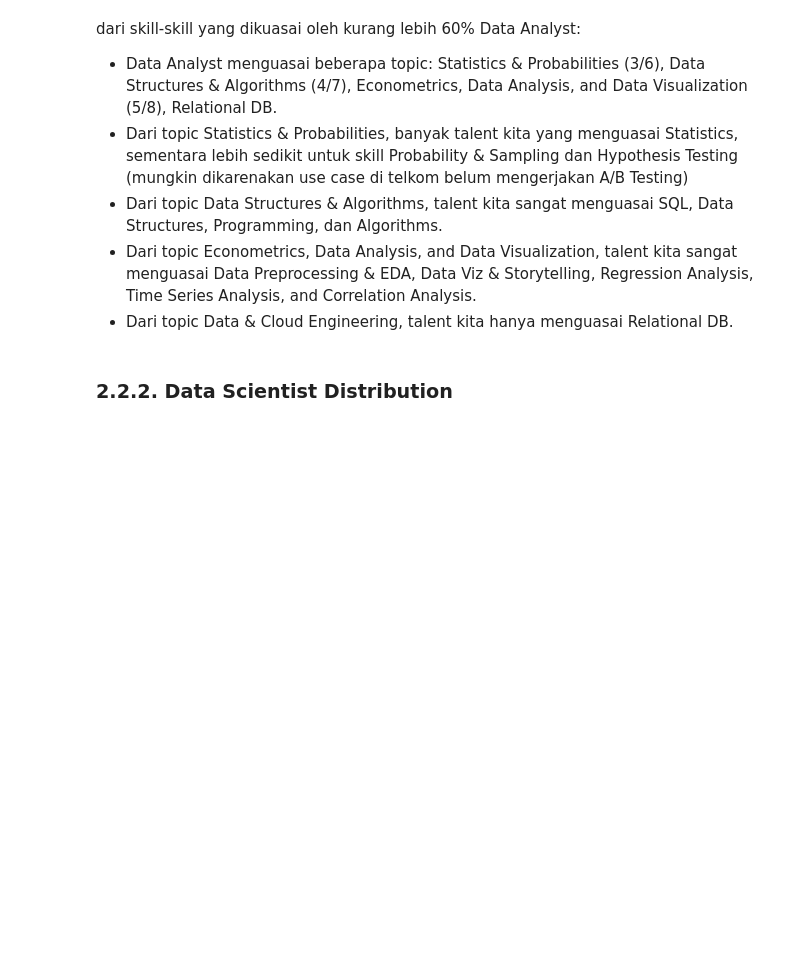
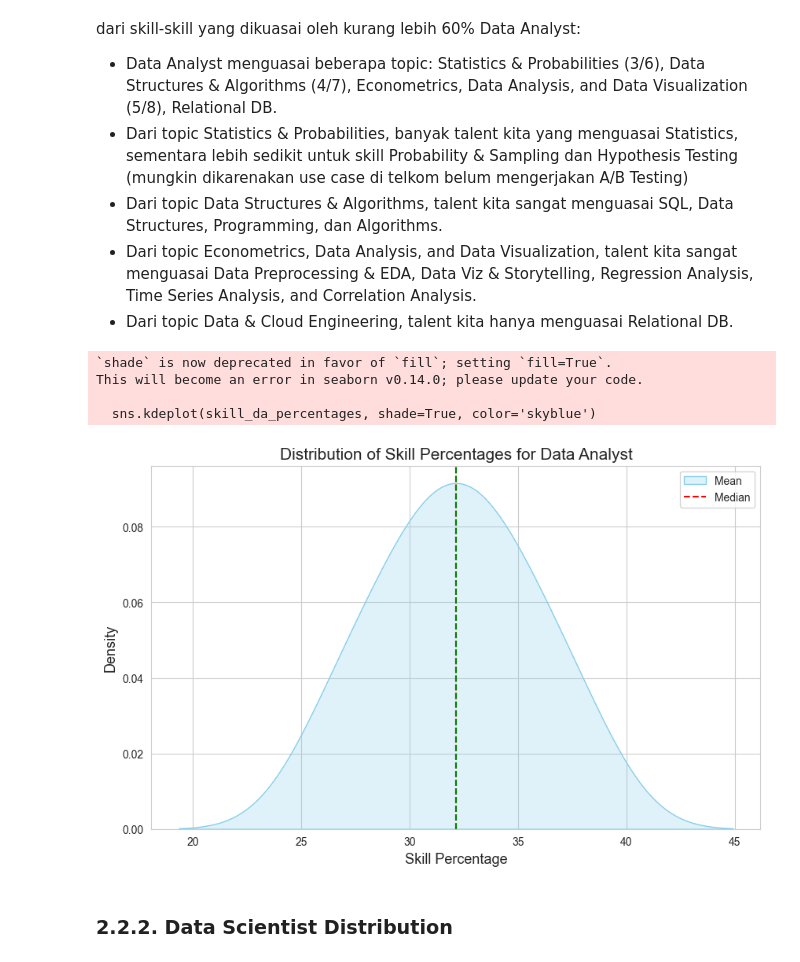
Before and after one commit to TK-Bunga-Matahari/shinchan, a Jupyter notebook: project1_task-management/solution/competency_assesment/manpower_planning.ipynb, the cells around one changed output. Saved outputs shown, nothing was run; the diff lists cells and outputs as text; code cells hidden in the pictures; blank space fills up the shorter version.

Commit message:
feat: distribution plot for each role

```diff
--- a/project1_task-management/solution/competency_assesment/manpower_planning.ipynb
+++ b/project1_task-management/solution/competency_assesment/manpower_planning.ipynb
@@ -199,6 +199,39 @@ dari skill-skill yang dikuasai oleh kurang lebih 60% Data Analyst:
 - Dari topic Data Structures & Algorithms, talent kita sangat menguasai SQL, Data Structures, Programming, dan Algorithms.
 - Dari topic Econometrics, Data Analysis, and Data Visualization, talent kita sangat menguasai Data Preprocessing & EDA, Data Viz & Storytelling, Regression Analysis, Time Series Analysis, and Correlation Analysis.
 - Dari topic Data & Cloud Engineering, talent kita hanya menguasai Relational DB.
+# %%
+# Create a list to store the percentages of each skill
+skill_da_percentages = []
+
+for skill in skills_list:
+  skill_percentage = round(len(employee_skills_df[(employee_skills_df[skill]<=5)&
+                   (employee_skills_df[skill]>=3)&
+                   (employee_skills_df['Role']=='Data Analyst')])/112*100,2)
+
+  if skill_percentage >= (42*0.6):
+    # print(skill,': ',f"{skill_percentage}%")
+    skill_da_percentages.append(skill_percentage)
+
+# Create a distribution plot of the skill percentages
+sns.set_style('whitegrid')
+plt.figure(figsize=(10,6))
+sns.kdeplot(skill_da_percentages, shade=True, color='skyblue')
+plt.axvline(x=np.mean(skill_da_percentages), color='red', linestyle='--')
+plt.axvline(x=np.median(skill_da_percentages), color='green', linestyle='--')
+plt.legend(['Mean', 'Median'])
+
+
+# Add labels and title
+plt.xlabel('Skill Percentage', size=13)
+plt.ylabel('Density', size=13)
+plt.title('Distribution of Skill Percentages for Data Analyst', size=15)
+plt.show()
+# %% [output]
+`shade` is now deprecated in favor of `fill`; setting `fill=True`.
+This will become an error in seaborn v0.14.0; please update your code.
+
+  sns.kdeplot(skill_da_percentages, shade=True, color='skyblue')
+[figure, added]
 # %% [markdown]
 ### 2.2.2. Data Scientist Distribution
 # %%
```
Also changed, not shown: parts of 9 cells of this notebook.
